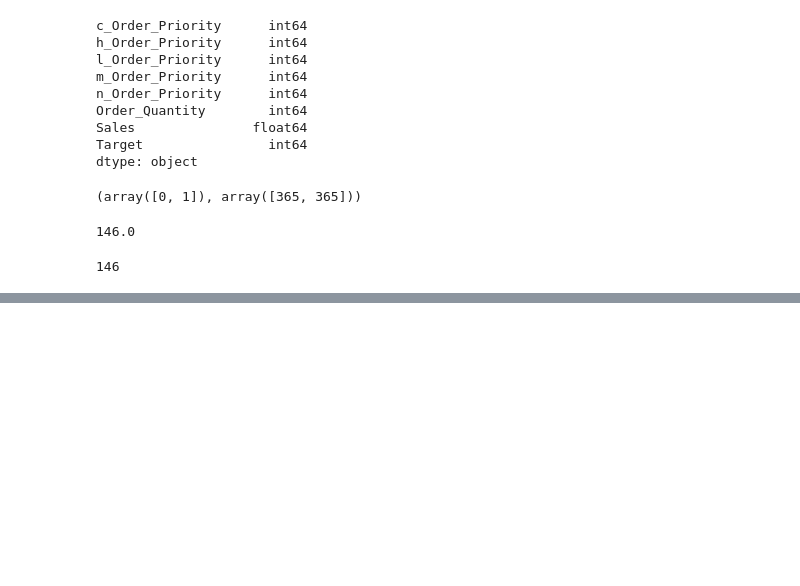
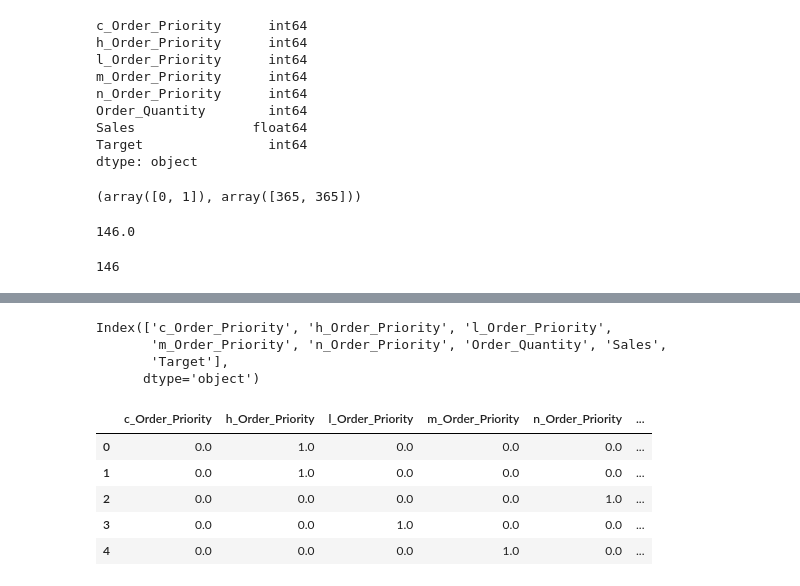
Before and after one commit to mardoniofranca/obatala, a Jupyter notebook: 5_modelo_aprendizagem_fast.ipynb, the cells around one changed output, grey strips where cells are left out. Drawn from its saved outputs; the diff is of its cells as text; code cells hidden in the pictures; blank space fills up the shorter version.

```diff
--- a/5_modelo_aprendizagem_fast.ipynb
+++ b/5_modelo_aprendizagem_fast.ipynb
@@ -219,0 +255,22 @@ np.unique(df['Target'], return_counts = True)
+# %%
+scaler = MinMaxScaler()
+# %%
+df_scaled = scaler.fit_transform(dfx.to_numpy())
+# %%
+dfx.columns
+# %% [output]
+Index(['c_Order_Priority', 'h_Order_Priority', 'l_Order_Priority',
+       'm_Order_Priority', 'n_Order_Priority', 'Order_Quantity', 'Sales',
+       'Target'],
+      dtype='object')
+# %%
+df_scaled = pd.DataFrame(df_scaled, columns=dfx.columns)
+# %%
+df_scaled.head()
+# %% [output]
+|  | c_Order_Priority | h_Order_Priority | l_Order_Priority | m_Order_Priority | n_Order_Priority | ... |
+| 0 | 0.0 | 1.0 | 0.0 | 0.0 | 0.0 | ... |
+| 1 | 0.0 | 1.0 | 0.0 | 0.0 | 0.0 | ... |
+| 2 | 0.0 | 0.0 | 0.0 | 0.0 | 1.0 | ... |
+| 3 | 0.0 | 0.0 | 1.0 | 0.0 | 0.0 | ... |
+| 4 | 0.0 | 0.0 | 0.0 | 1.0 | 0.0 | ... |
```
Also changed, not shown: parts of 18 cells of this notebook, 10 other files.
